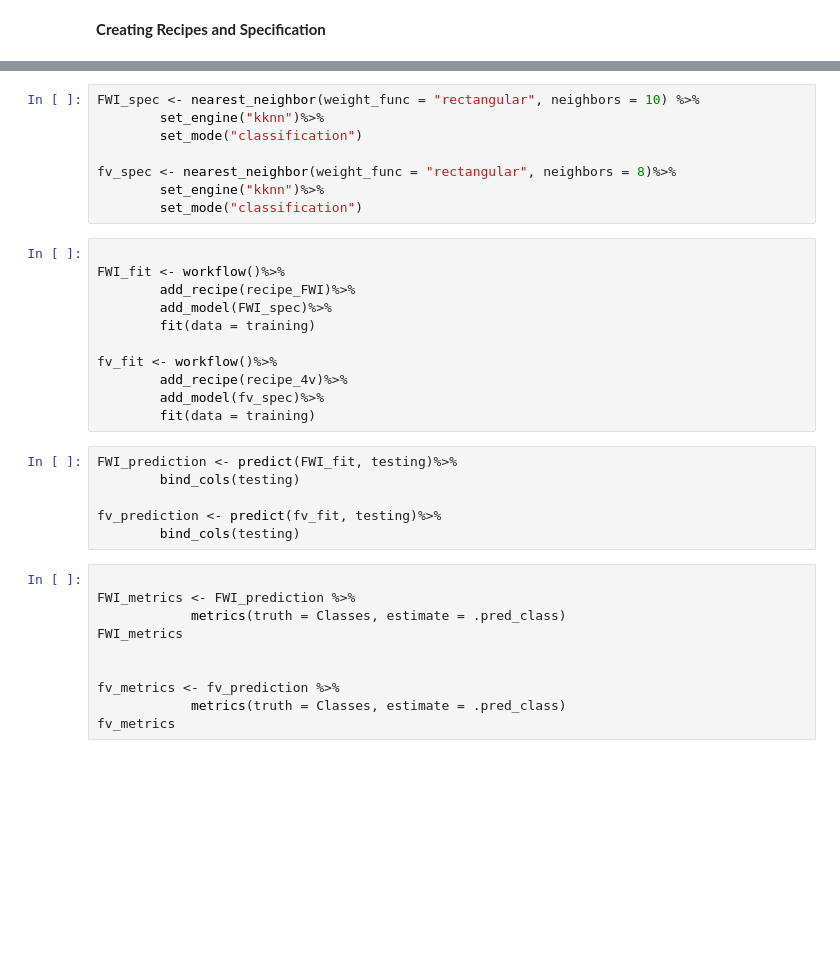
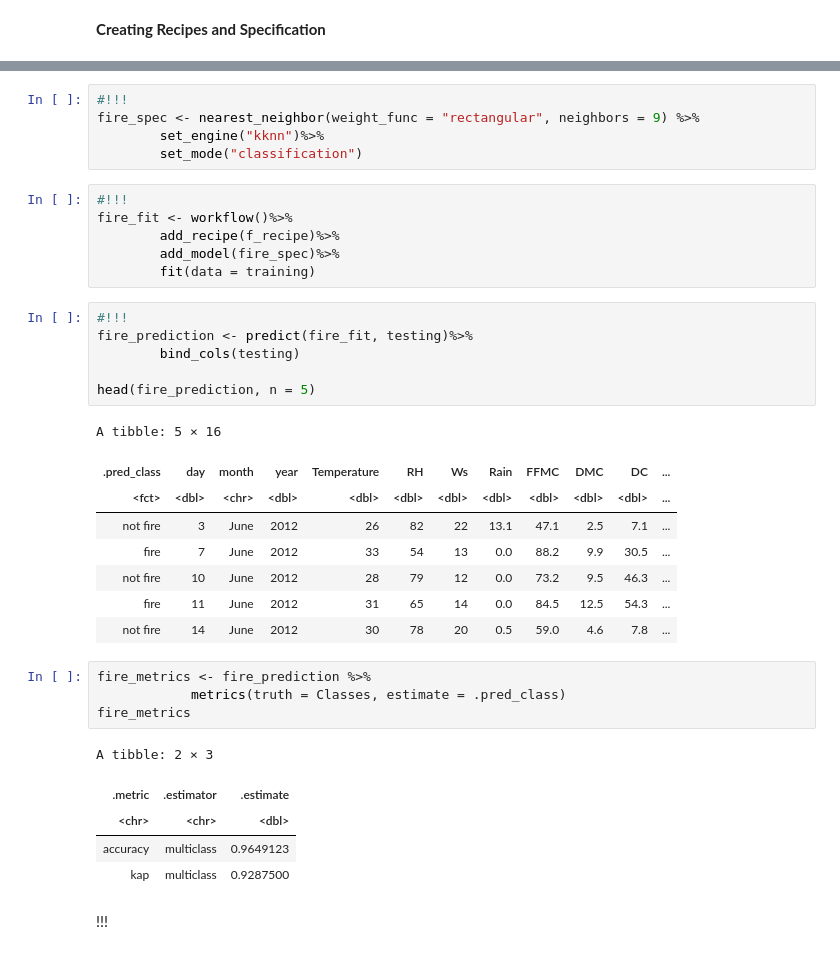
Before and after one commit to zjr-mds/Forest-Fire-Prediction, a Jupyter notebook: Proposal_Group2.ipynb, the cells around one changed output, grey strips where cells are left out. Saved outputs shown, nothing was run; the diff lists cells and outputs as text; blank space fills up the shorter version.

```diff
--- a/Proposal_Group2.ipynb
+++ b/Proposal_Group2.ipynb
@@ -243,35 +269,38 @@ plot_grid(FWI_K,fv_K, ncol = 2)
 # %%
-FWI_spec <- nearest_neighbor(weight_func = "rectangular", neighbors = 10) %>%
+#!!!
+fire_spec <- nearest_neighbor(weight_func = "rectangular", neighbors = 9) %>%
         set_engine("kknn")%>%
         set_mode("classification")
-
-fv_spec <- nearest_neighbor(weight_func = "rectangular", neighbors = 8)%>%
-        set_engine("kknn")%>%
-        set_mode("classification")
 # %%
-
-FWI_fit <- workflow()%>%
-        add_recipe(recipe_FWI)%>%
-        add_model(FWI_spec)%>%
+#!!!
+fire_fit <- workflow()%>%
+        add_recipe(f_recipe)%>%
+        add_model(fire_spec)%>%
         fit(data = training)
-
-fv_fit <- workflow()%>%
-        add_recipe(recipe_4v)%>%
-        add_model(fv_spec)%>%
-        fit(data = training)
-# %%
-FWI_prediction <- predict(FWI_fit, testing)%>%
-        bind_cols(testing)
-
-fv_prediction <- predict(fv_fit, testing)%>%
-        bind_cols(testing)
-# %%
-
-FWI_metrics <- FWI_prediction %>%
-            metrics(truth = Classes, estimate = .pred_class)
-FWI_metrics
-
-
-fv_metrics <- fv_prediction %>%
-            metrics(truth = Classes, estimate = .pred_class)
-fv_metrics
+# %%
+#!!!
+fire_prediction <- predict(fire_fit, testing)%>%
+        bind_cols(testing)
+
+head(fire_prediction, n = 5)
+# %% [output]
+A tibble: 5 × 16
+| .pred_class | day | month | year | Temperature | RH | Ws | Rain | FFMC | DMC | DC | ... |
+| <fct> | <dbl> | <chr> | <dbl> | <dbl> | <dbl> | <dbl> | <dbl> | <dbl> | <dbl> | <dbl> | ... |
+| not fire | 3 | June | 2012 | 26 | 82 | 22 | 13.1 | 47.1 | 2.5 | 7.1 | ... |
+| fire | 7 | June | 2012 | 33 | 54 | 13 | 0.0 | 88.2 | 9.9 | 30.5 | ... |
+| not fire | 10 | June | 2012 | 28 | 79 | 12 | 0.0 | 73.2 | 9.5 | 46.3 | ... |
+| fire | 11 | June | 2012 | 31 | 65 | 14 | 0.0 | 84.5 | 12.5 | 54.3 | ... |
+| not fire | 14 | June | 2012 | 30 | 78 | 20 | 0.5 | 59.0 | 4.6 | 7.8 | ... |
+# %%
+fire_metrics <- fire_prediction %>%
+            metrics(truth = Classes, estimate = .pred_class)
+fire_metrics
+# %% [output]
+A tibble: 2 × 3
+| .metric | .estimator | .estimate |
+| <chr> | <chr> | <dbl> |
+| accuracy | multiclass | 0.9649123 |
+| kap | multiclass | 0.9287500 |
+# %% [markdown]
+!!!
```
Also changed, not shown: parts of 26 cells of this notebook.
